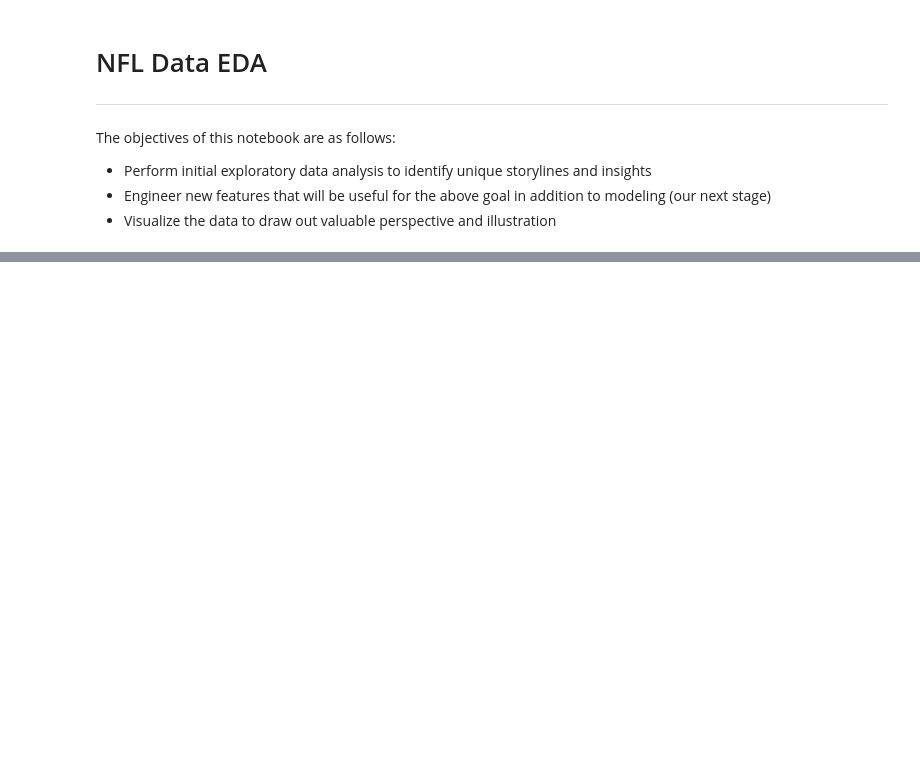
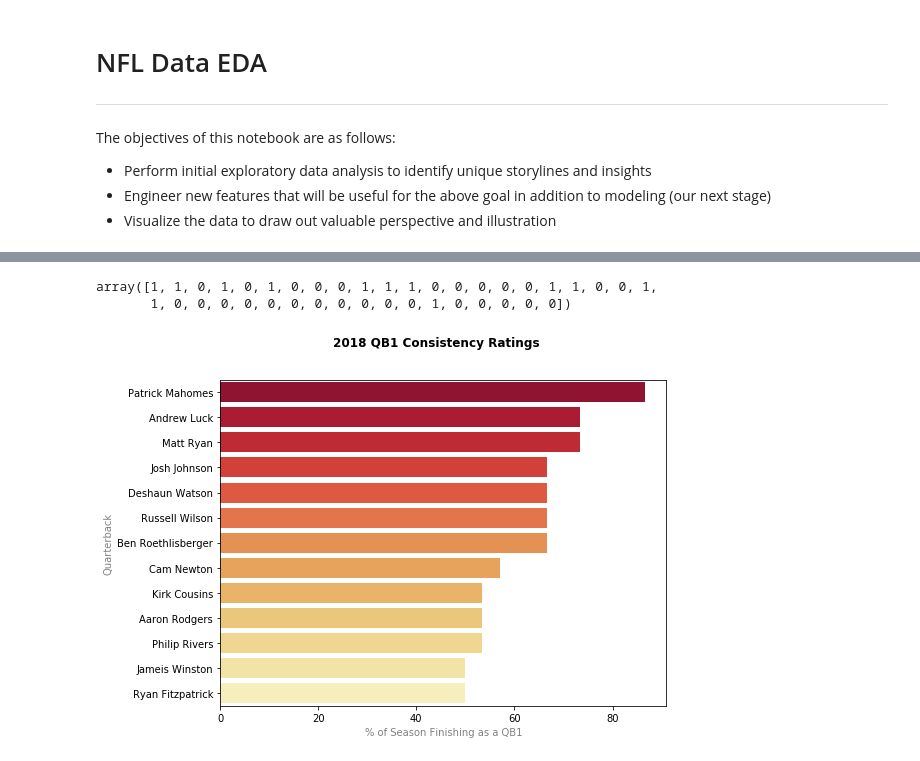
Before and after one commit to dodgemcintosh/FFML, a Jupyter notebook: 4-EDA.ipynb, the cells around one changed output, grey strips where cells are left out. Cells and saved outputs as stored; diff of their text form; code cells hidden in the pictures; blank space fills up the shorter version.

```diff
--- a/4-EDA.ipynb
+++ b/4-EDA.ipynb
@@ -98,0 +108,22 @@ plt.title("Top 6 Good + Consistent QBs", weight = 'bold');
+# %%
+# Displaying the necessary info for one instance aka for Week 1
+(qbs[qbs['week']==1]['fpoints'] >= qbs.loc[qbs.week == 1, :].sort_values('fpoints', ascending = False)[0:12]['fpoints'].values[-1]).map({True:1, False:0}).values
+# %% [output]
+array([1, 1, 0, 1, 0, 1, 0, 0, 0, 1, 1, 1, 0, 0, 0, 0, 0, 1, 1, 0, 0, 1,
+       1, 0, 0, 0, 0, 0, 0, 0, 0, 0, 0, 0, 1, 0, 0, 0, 0, 0])
+# %%
+top_12_key = []
+for ind_week in range(1,17):
+    top_12_key.extend((qbs[qbs['week']==ind_week]['fpoints'] >= qbs.loc[qbs.week == ind_week, :].sort_values('fpoints', ascending = False)[0:12]['fpoints'].values[-1]).map({True:1, False:0}).values)
+qbs['top_12'] = top_12_key
+# %%
+plt.figure(figsize=(8,6))
+sns.barplot(x=(qbs.groupby('player')['top_12'].mean().sort_values(ascending = False)[:13].values)*100,\
+            y=qbs.groupby('player')['top_12'].mean().sort_values(ascending = False)[:13].index,\
+            palette = 'YlOrRd_r')
+plt.suptitle('2018 QB1 Consistency Ratings', weight = 'bold')
+plt.xlabel('% of Season Finishing as a QB1', color = 'grey')
+plt.ylabel('Quarterback', color = 'grey')
+plt.savefig('assets/2018_QB1_Consistency_Ratings.png');
+# %% [output]
+[figure, added]
```
Also changed, not shown: parts of 16 cells of this notebook.
